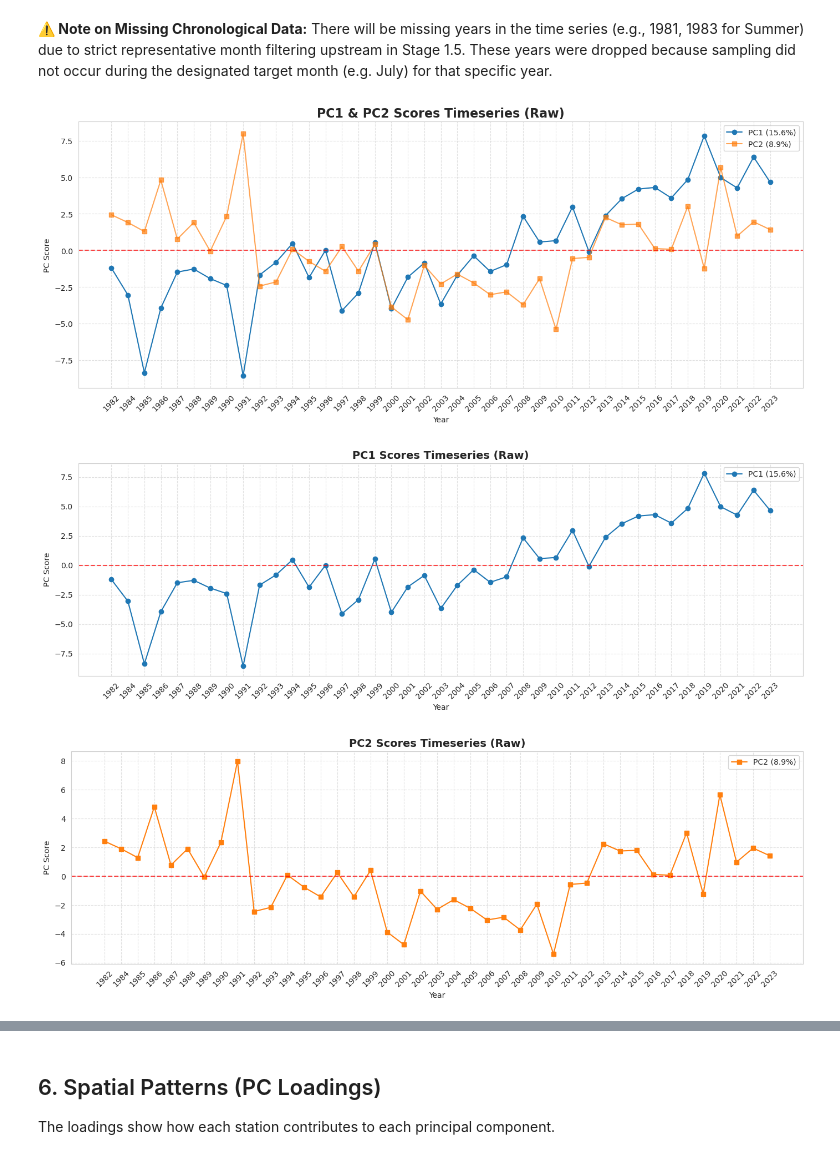
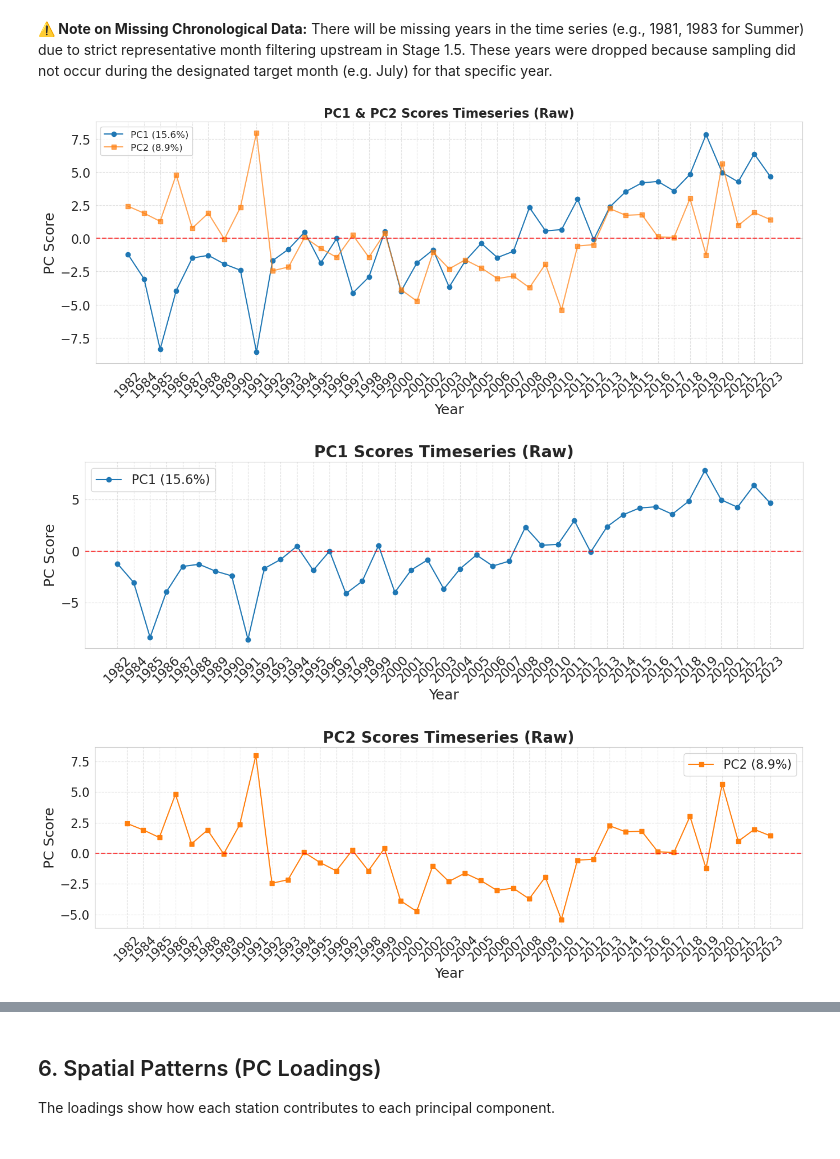
Before and after one commit to reyhanstig/SIS_Analysis_WSL, a Jupyter notebook: notebooks/pipeline/10_PCA_Analysis.ipynb, the cells around one changed output, grey strips where cells are left out. Saved outputs shown, nothing was run; the diff lists cells and outputs as text; code cells hidden in the pictures.

```diff
--- a/notebooks/pipeline/10_PCA_Analysis.ipynb
+++ b/notebooks/pipeline/10_PCA_Analysis.ipynb
@@ -20,9 +20,9 @@ sys.path.append(str(project_root))
 
 from scripts.paths import ProjectPaths
 
-# Configure plotting
+# Configure plotting - apply the global project style sheet
 sns.set_style("whitegrid")
-plt.rcParams['figure.figsize'] = (12, 6)
+plt.style.use('../../project_style.mplstyle')
 # %%
 # Parameters
 subset_dir = str(ProjectPaths.get_subset_dir('Summer', 'bottom'))  # default subset
@@ -312,42 +312,42 @@ plt.legend()
 plt.tight_layout()
 plt.show()
 # %% [output]
-[figure, old version]
+[figure, new version]
 # %%
 # --- Figure 1: PC1 Scores ---
 plt.figure(figsize=(14, 5))
 plt.plot(scores_df.index, scores_df['PC1'],
          label=f'PC1 ({explained_variance[0]*100:.1f}%)',
          color='tab:blue', marker='o')
 plt.axhline(y=0, color='red', linestyle='--', alpha=0.7)
 plt.title(f"PC1 Scores Timeseries ({'Standardized' if USE_STANDARDIZED_DATA else 'Raw'})",
-          fontsize=14, fontweight='bold')
+          fontsize=20, fontweight='bold')
 plt.xlabel("Year")
 plt.ylabel("PC Score")
 plt.xticks(scores_df.index[::1], rotation=45)
 plt.grid(True, linestyle='--', alpha=0.6)
-plt.legend()
+plt.legend(fontsize=16)
 plt.tight_layout()
 plt.show()
 
 # --- Figure 2: PC2 Scores ---
 plt.figure(figsize=(14, 5))
 plt.plot(scores_df.index, scores_df['PC2'],
          label=f'PC2 ({explained_variance[1]*100:.1f}%)',
          color='tab:orange', marker='s')
 plt.axhline(y=0, color='red', linestyle='--', alpha=0.7)
 plt.title(f"PC2 Scores Timeseries ({'Standardized' if USE_STANDARDIZED_DATA else 'Raw'})",
-          fontsize=14, fontweight='bold')
+          fontsize=20, fontweight='bold')
 plt.xlabel("Year")
 plt.ylabel("PC Score")
 plt.xticks(scores_df.index[::1], rotation=45)
 plt.grid(True, linestyle='--', alpha=0.6)
-plt.legend()
+plt.legend(fontsize=16)
 plt.tight_layout()
 plt.show()
 # %% [output]
-[figure, old version]
+[figure, new version]
-[figure, old version]
+[figure, new version]
 # %%
 # --- Sanity Check: PC Scores vs. Arithmetic Mean ---
 
```
Also changed, not shown: parts of 10 cells of this notebook, 2 other files.
